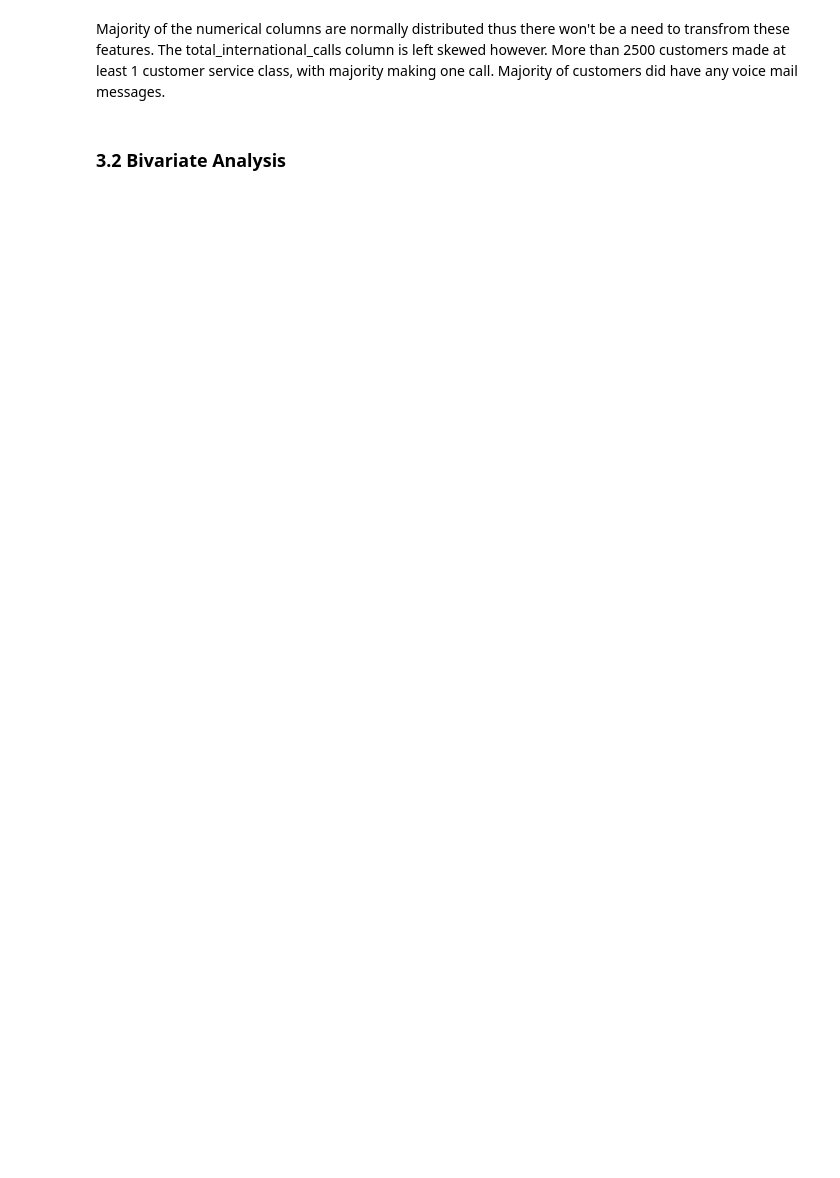
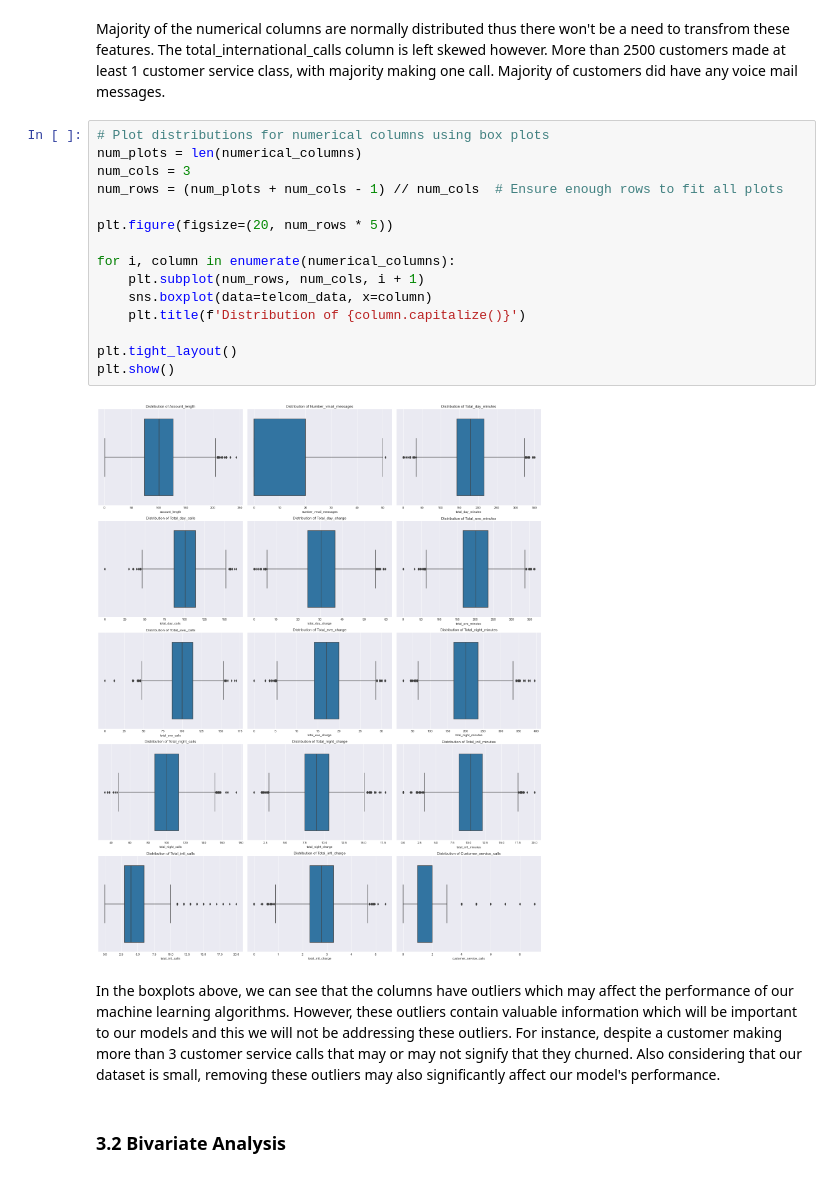
Before and after one commit to mayajbrio/SyriaTel-Customer-Churn-Prediction, a Jupyter notebook: dsc-phase3-project-notebook.ipynb, the cells around one changed output. Drawn from its saved outputs; the diff is of its cells as text; blank space fills up the shorter version.

```diff
--- a/dsc-phase3-project-notebook.ipynb
+++ b/dsc-phase3-project-notebook.ipynb
@@ -336,4 +358,23 @@ plt.show()
 # %% [markdown]
 Majority of the numerical columns are normally distributed thus there won't be a need to transfrom these features. The total_international_calls column is left skewed however. More than 2500 customers made at least 1 customer service class, with majority making one call. Majority of customers did have any voice mail messages.
+# %%
+# Plot distributions for numerical columns using box plots
+num_plots = len(numerical_columns)
+num_cols = 3
+num_rows = (num_plots + num_cols - 1) // num_cols  # Ensure enough rows to fit all plots
+
+plt.figure(figsize=(20, num_rows * 5))
+
+for i, column in enumerate(numerical_columns):
+    plt.subplot(num_rows, num_cols, i + 1)
+    sns.boxplot(data=telcom_data, x=column)
+    plt.title(f'Distribution of {column.capitalize()}')
+
+plt.tight_layout()
+plt.show()
+# %% [output]
+[figure, added]
+# %% [markdown]
+In the boxplots above, we can see that the columns have outliers which may affect the performance of our machine learning algorithms. However, these outliers contain valuable information which will be important to our models and this we will not be addressing these outliers. For instance, despite a customer making more than 3 customer service calls that may or may not signify that they churned. Also considering that our dataset is small, removing these outliers may also significantly affect our model's performance.
 # %% [markdown]
 ### **3.2 Bivariate Analysis**
```
Also changed, not shown: parts of 13 cells of this notebook.
